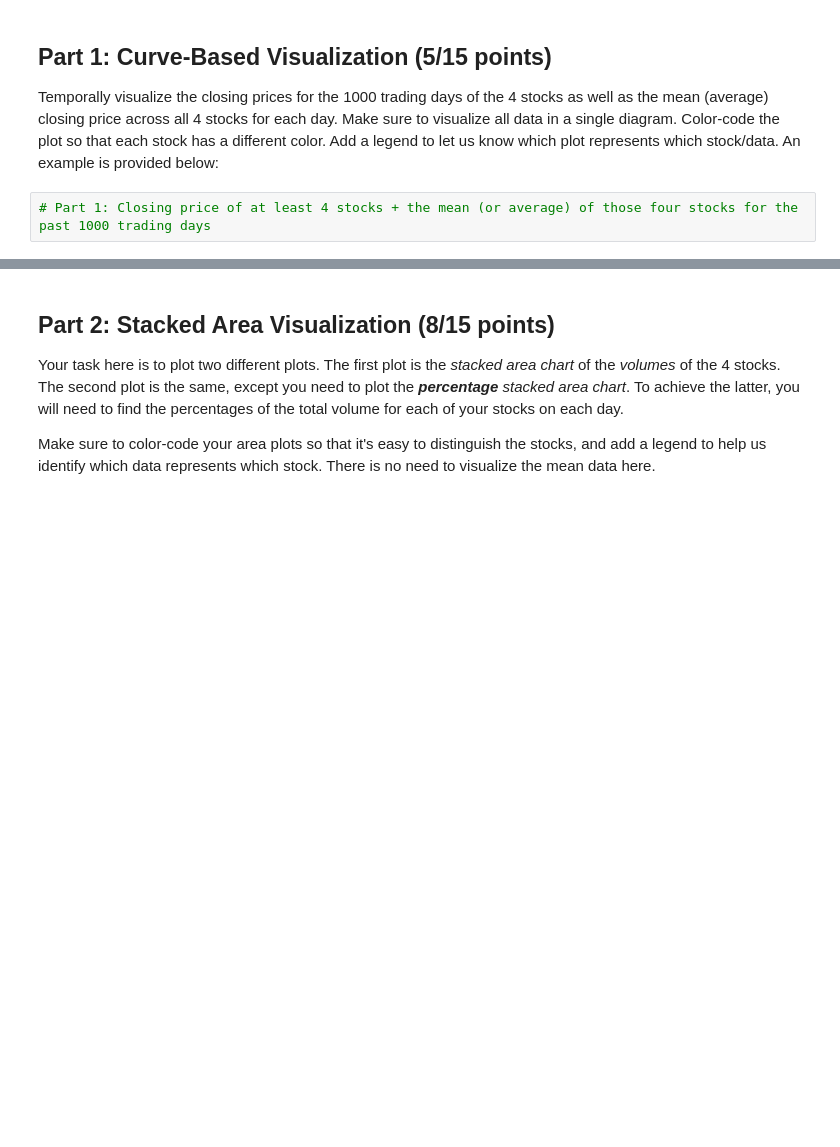
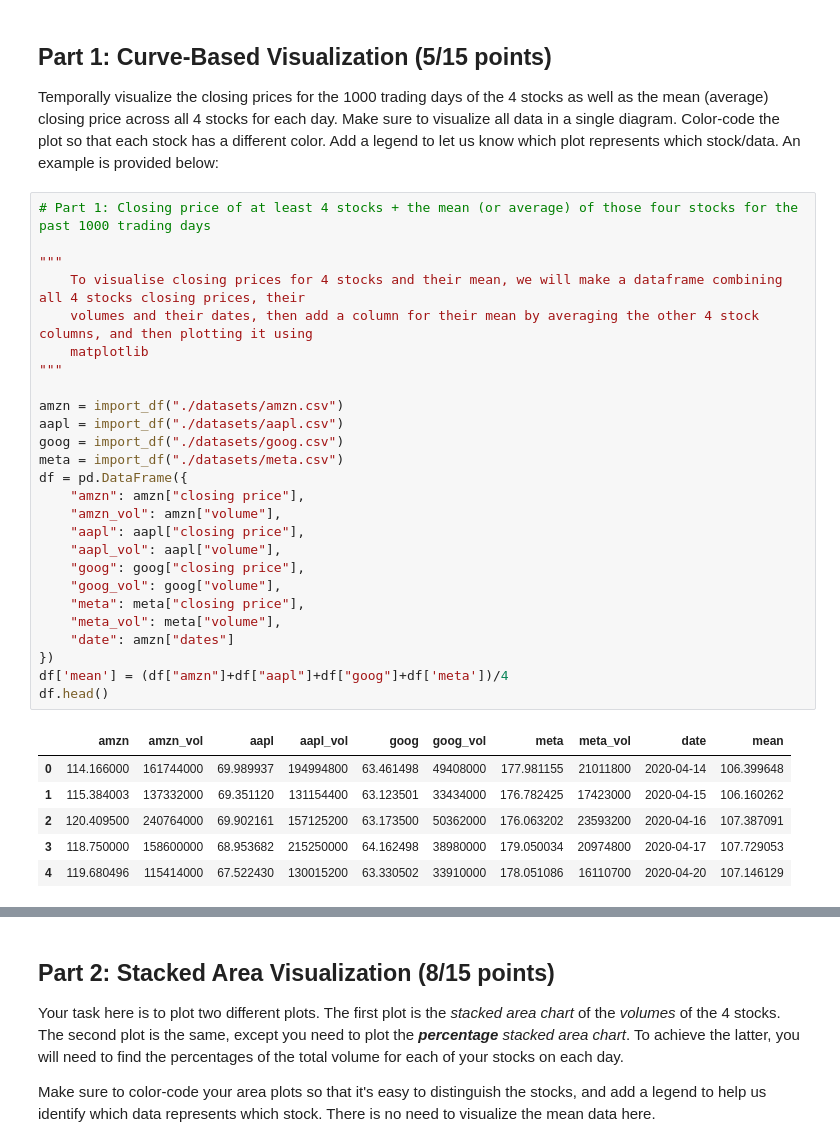
Before and after one commit to pxndey/csgy6313_infoViz, a Jupyter notebook: project_3/hw3.ipynb, the cells around one changed output, grey strips where cells are left out. Saved outputs shown, nothing was run; the diff lists cells and outputs as text; blank space fills up the shorter version.

```diff
--- a/project_3/hw3.ipynb
+++ b/project_3/hw3.ipynb
@@ -52,5 +70,36 @@ plt.show()
 ## Part 1: Curve-Based Visualization (5/15 points)
 
 Temporally visualize the closing prices for the 1000 trading days of the 4 stocks as well as the mean (average) closing price across all 4 stocks for each day. Make sure to visualize all data in a single diagram. Color-code the plot so that each stock has a different color. Add a legend to let us know which plot represents which stock/data. An example is provided below:
-# %%
-# Part 1: Closing price of at least 4 stocks + the mean (or average) of those four stocks for the past 1000 trading days
+# %%
+# Part 1: Closing price of at least 4 stocks + the mean (or average) of those four stocks for the past 1000 trading days
+
+"""
+    To visualise closing prices for 4 stocks and their mean, we will make a dataframe combining all 4 stocks closing prices, their
+    volumes and their dates, then add a column for their mean by averaging the other 4 stock columns, and then plotting it using
+    matplotlib
+"""
+
+amzn = import_df("./datasets/amzn.csv")
+aapl = import_df("./datasets/aapl.csv")
+goog = import_df("./datasets/goog.csv")
+meta = import_df("./datasets/meta.csv")
+df = pd.DataFrame({
+    "amzn": amzn["closing price"],
+    "amzn_vol": amzn["volume"],
+    "aapl": aapl["closing price"],
+    "aapl_vol": aapl["volume"],
+    "goog": goog["closing price"],
+    "goog_vol": goog["volume"],
+    "meta": meta["closing price"],
+    "meta_vol": meta["volume"],
+    "date": amzn["dates"]
+})
+df['mean'] = (df["amzn"]+df["aapl"]+df["goog"]+df['meta'])/4
+df.head()
+# %% [output]
+|  | amzn | amzn_vol | aapl | aapl_vol | goog | goog_vol | meta | meta_vol | date | mean |
+| 0 | 114.166000 | 161744000 | 69.989937 | 194994800 | 63.461498 | 49408000 | 177.981155 | 21011800 | 2020-04-14 | 106.399648 |
+| 1 | 115.384003 | 137332000 | 69.351120 | 131154400 | 63.123501 | 33434000 | 176.782425 | 17423000 | 2020-04-15 | 106.160262 |
+| 2 | 120.409500 | 240764000 | 69.902161 | 157125200 | 63.173500 | 50362000 | 176.063202 | 23593200 | 2020-04-16 | 107.387091 |
+| 3 | 118.750000 | 158600000 | 68.953682 | 215250000 | 64.162498 | 38980000 | 179.050034 | 20974800 | 2020-04-17 | 107.729053 |
+| 4 | 119.680496 | 115414000 | 67.522430 | 130015200 | 63.330502 | 33910000 | 178.051086 | 16110700 | 2020-04-20 | 107.146129 |
```
Also changed, not shown: parts of 8 cells of this notebook.
